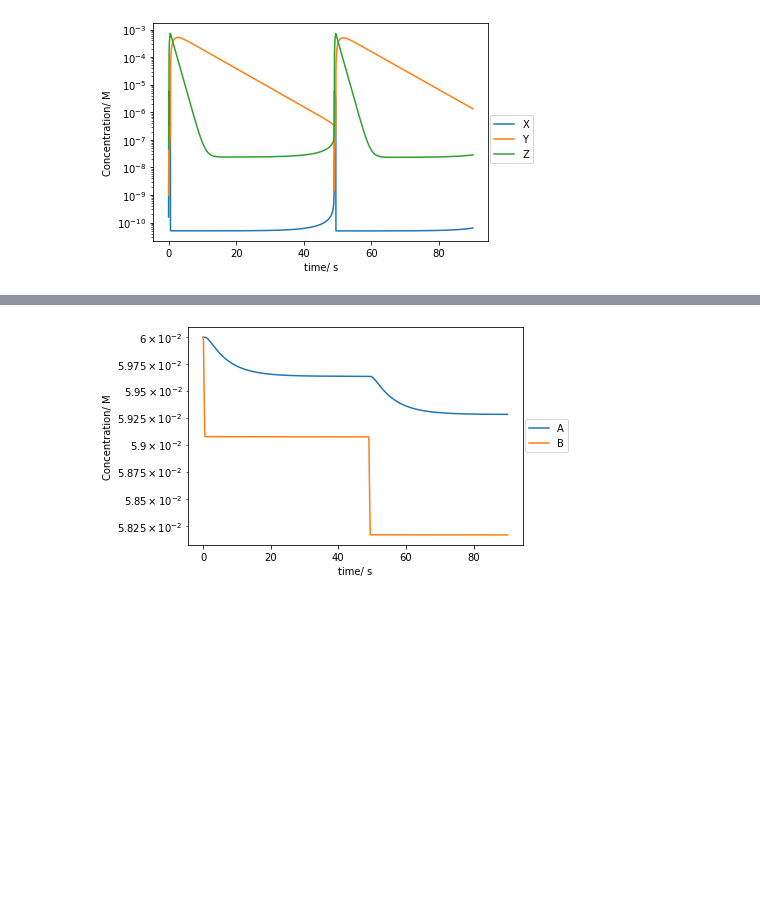
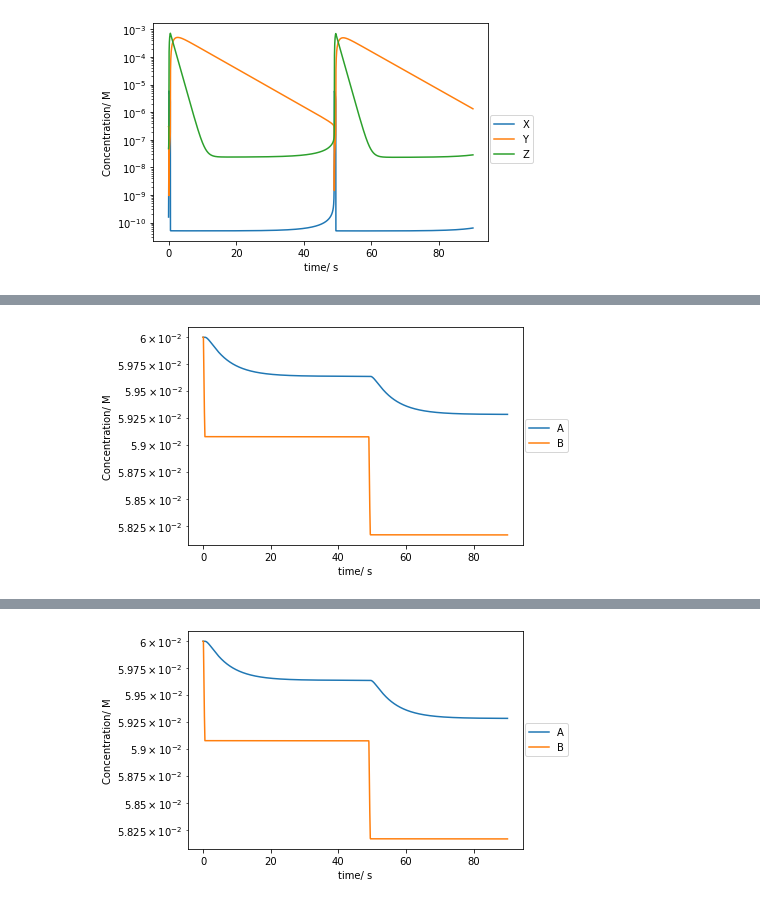
Before and after one commit to KGrewal1/ChemIITools, a Jupyter notebook: nbs/02_Kinetics.ipynb, the cells around one changed output, grey strips where cells are left out. Saved outputs shown, nothing was run; the diff lists cells and outputs as text; code cells hidden in the pictures; blank space fills up the shorter version.

```diff
--- a/nbs/02_Kinetics.ipynb
+++ b/nbs/02_Kinetics.ipynb
@@ -268,5 +275,15 @@ plt.show()
 # %%
 A, B, X, Y, Z, P, Q = 0.06, 0.06, 10**(-9.8),10**(-6.52), 10**(-7.32), 0, 0
 concs = [A, B, X, Y, Z, P, Q]
-t, conc_t= oreg_calc_RK4(concs)
+t, conc_t= t, conc_t= oreg_calc(concs, method = 'SSPRK3', dt = 3e-6)
 As, Bs, Xs, Ys, Zs, Ps, Qs = conc_t
+# %%
+plt.plot(t[::10000],As[::10000],label='A')
+plt.plot(t[::10000],Bs[::10000],label='B')
+plt.yscale('log')
+plt.xlabel('time/ s')
+plt.ylabel('Concentration/ M')
+plt.legend(bbox_to_anchor =(1.15, 0.6))
+plt.show()
+# %% [output]
+[figure, added]
```
Also changed, not shown: parts of 9 cells of this notebook, 6 other files.
